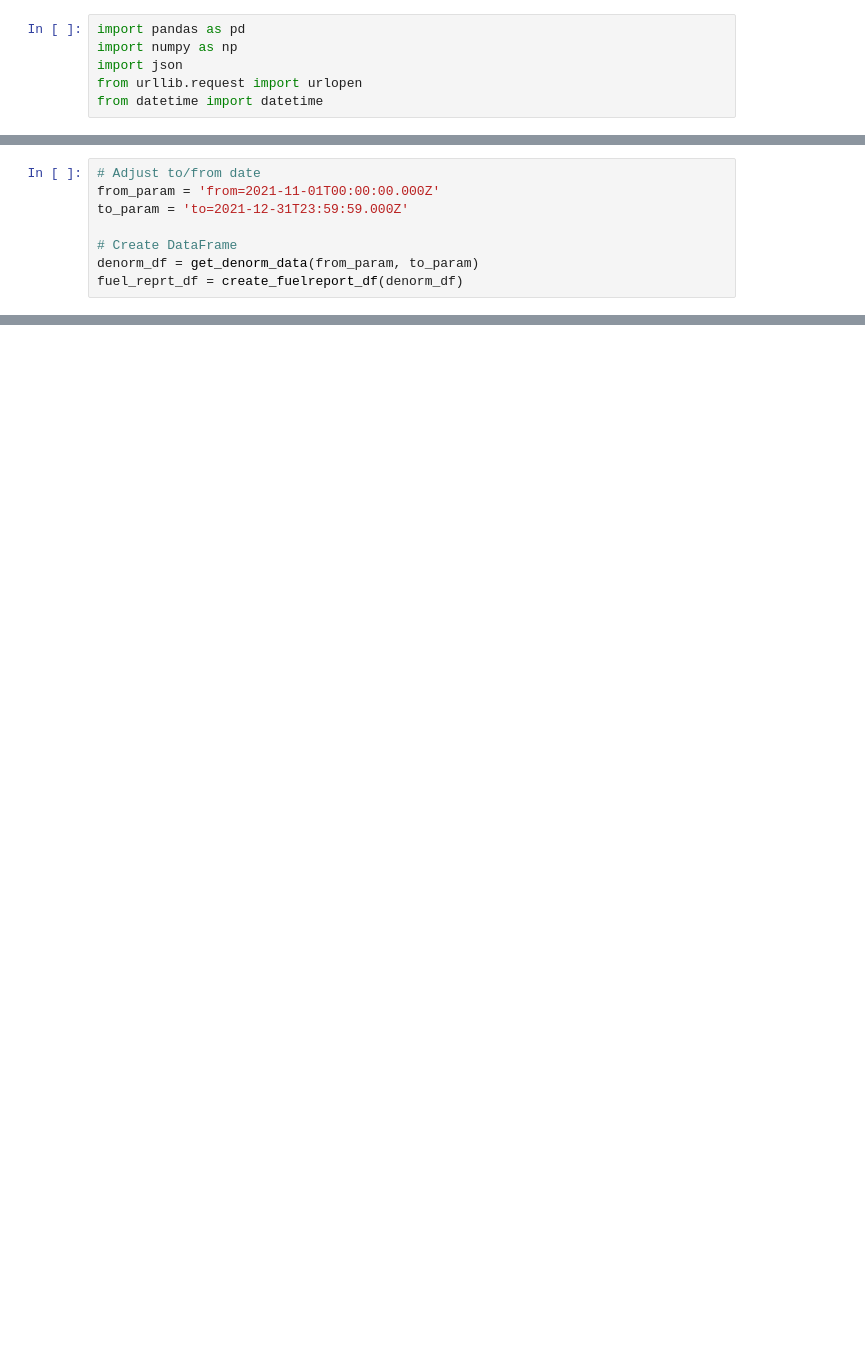
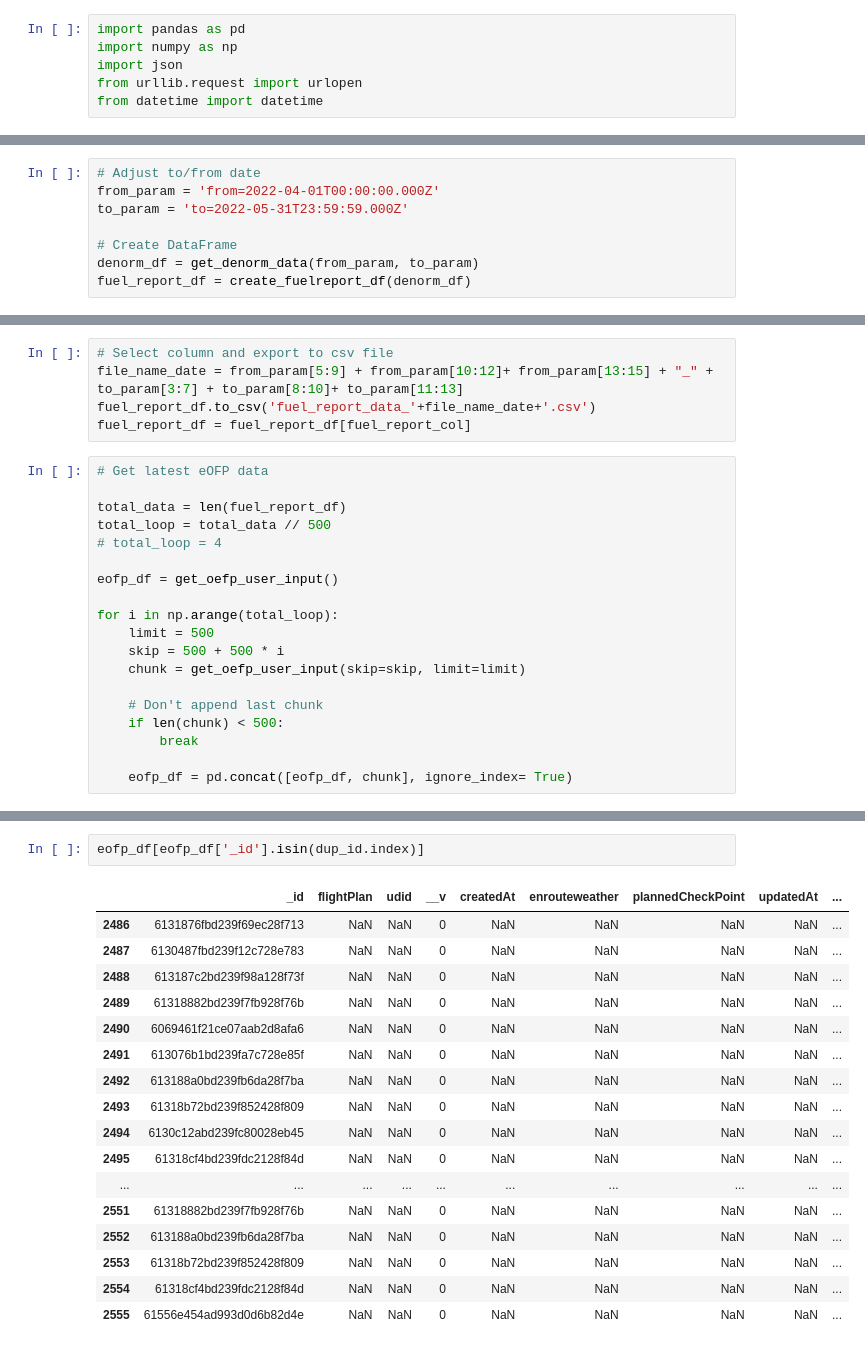
Before and after one commit to peajung/data_extraction, a Jupyter notebook: data_extraction.ipynb, the cells around one changed output, grey strips where cells are left out. Drawn from its saved outputs; the diff is of its cells as text; blank space fills up the shorter version.

```diff
--- a/data_extraction.ipynb
+++ b/data_extraction.ipynb
@@ -55,8 +103,8 @@ def count_fuel_data(fuel_report_df):
 # %%
 # Adjust to/from date
-from_param = 'from=2021-11-01T00:00:00.000Z'
-to_param = 'to=2021-12-31T23:59:59.000Z'
+from_param = 'from=2022-04-01T00:00:00.000Z'
+to_param = 'to=2022-05-31T23:59:59.000Z'
 
 # Create DataFrame
 denorm_df = get_denorm_data(from_param, to_param)
-fuel_reprt_df = create_fuelreport_df(denorm_df)
+fuel_report_df = create_fuelreport_df(denorm_df)
@@ -62,0 +500,24 @@ fuel_reprt_df = create_fuelreport_df(denorm_df)
+# %%
+# Select column and export to csv file
+file_name_date = from_param[5:9] + from_param[10:12]+ from_param[13:15] + "_" + to_param[3:7] + to_param[8:10]+ to_param[11:13]
+fuel_report_df.to_csv('fuel_report_data_'+file_name_date+'.csv')
+fuel_report_df = fuel_report_df[fuel_report_col]
+# %%
+# Get latest eOFP data
+
+total_data = len(fuel_report_df)
+total_loop = total_data // 500
+# total_loop = 4
+
+eofp_df = get_oefp_user_input()
+
+for i in np.arange(total_loop):
+    limit = 500
+    skip = 500 + 500 * i
+    chunk = get_oefp_user_input(skip=skip, limit=limit)
+
+    # Don't append last chunk
+    if len(chunk) < 500:
+        break
+
+    eofp_df = pd.concat([eofp_df, chunk], ignore_index= True)
@@ -64,0 +535,20 @@ fuel_report_df.to_csv('etl_data_20211101_20211231.csv')
+# %%
+eofp_df[eofp_df['_id'].isin(dup_id.index)]
+# %% [output]
+|  | _id | flightPlan | udid | __v | createdAt | enrouteweather | plannedCheckPoint | updatedAt | ... |
+| 2486 | 6131876fbd239f69ec28f713 | NaN | NaN | 0 | NaN | NaN | NaN | NaN | ... |
+| 2487 | 6130487fbd239f12c728e783 | NaN | NaN | 0 | NaN | NaN | NaN | NaN | ... |
+| 2488 | 613187c2bd239f98a128f73f | NaN | NaN | 0 | NaN | NaN | NaN | NaN | ... |
+| 2489 | 61318882bd239f7fb928f76b | NaN | NaN | 0 | NaN | NaN | NaN | NaN | ... |
+| 2490 | 6069461f21ce07aab2d8afa6 | NaN | NaN | 0 | NaN | NaN | NaN | NaN | ... |
+| 2491 | 613076b1bd239fa7c728e85f | NaN | NaN | 0 | NaN | NaN | NaN | NaN | ... |
+| 2492 | 613188a0bd239fb6da28f7ba | NaN | NaN | 0 | NaN | NaN | NaN | NaN | ... |
+| 2493 | 61318b72bd239f852428f809 | NaN | NaN | 0 | NaN | NaN | NaN | NaN | ... |
+| 2494 | 6130c12abd239fc80028eb45 | NaN | NaN | 0 | NaN | NaN | NaN | NaN | ... |
+| 2495 | 61318cf4bd239fdc2128f84d | NaN | NaN | 0 | NaN | NaN | NaN | NaN | ... |
+| ... | ... | ... | ... | ... | ... | ... | ... | ... | ... |
+| 2551 | 61318882bd239f7fb928f76b | NaN | NaN | 0 | NaN | NaN | NaN | NaN | ... |
+| 2552 | 613188a0bd239fb6da28f7ba | NaN | NaN | 0 | NaN | NaN | NaN | NaN | ... |
+| 2553 | 61318b72bd239f852428f809 | NaN | NaN | 0 | NaN | NaN | NaN | NaN | ... |
+| 2554 | 61318cf4bd239fdc2128f84d | NaN | NaN | 0 | NaN | NaN | NaN | NaN | ... |
+| 2555 | 61556e454ad993d0d6b82d4e | NaN | NaN | 0 | NaN | NaN | NaN | NaN | ... |
```
Also changed, not shown: parts of 12 cells of this notebook.
